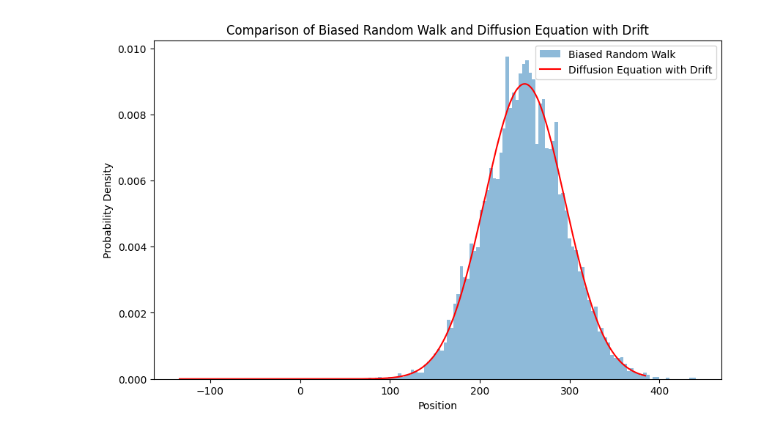
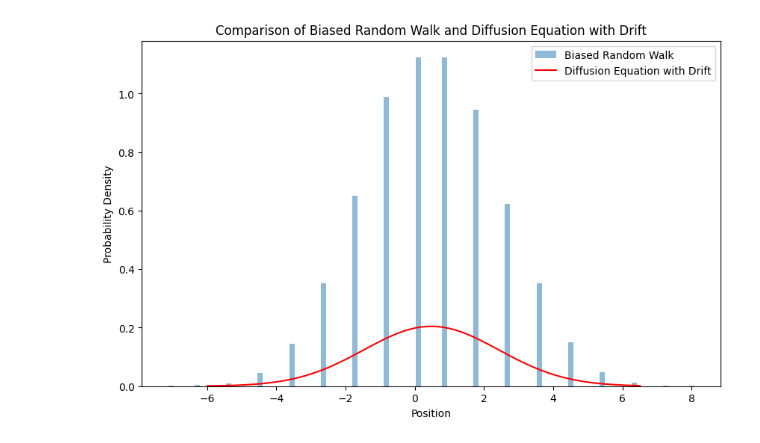
Before and after one commit to raykpridgen/RandomWalks, a Jupyter notebook: Untitled1.ipynb, the cells around one changed output. Saved outputs shown, nothing was run; the diff lists cells and outputs as text; code cells hidden in the pictures.

```diff
--- a/Untitled1.ipynb
+++ b/Untitled1.ipynb
@@ -6,38 +6,38 @@ import matplotlib.pyplot as plt
 D = 1  # Diffusion coefficient
 v = 0.25  # Drift velocity
 N = 10000  # Number of random walkers
-num_steps = 10000  # Number of steps
+num_steps = 100  # Number of steps
 dt = 0.1  # Time step
 dx = np.sqrt(2 * D * dt)  # Step size
 drift_step = v * dt  # Drift per time step
 
 # Biased Random Walk
 positions = np.zeros((N, num_steps))
 for i in range(1, num_steps):
     walk_steps = np.random.choice([-dx, dx], size=N) + drift_step
     positions[:, i] = positions[:, i-1] + walk_steps
 
 # Calculate the average position
 average_position = np.mean(positions, axis=0)
 time = np.arange(num_steps) * dt
 
 # Analytical Solution of Diffusion Equation with Drift
 x = np.linspace(-3*np.sqrt(2*D*num_steps*dt), 3*np.sqrt(2*D*num_steps*dt) + v*num_steps*dt, 1000)
 analytical_solution = (1 / np.sqrt(4 * np.pi * D * time[-1])) * np.exp(-(x - v*time[-1])**2 / (4 * D * time[-1]))
 
 # Plotting the results
 plt.figure(figsize=(10, 6))
 
 # Random Walk
 plt.hist(positions[:, -1], bins=100, density=True, alpha=0.5, label='Biased Random Walk')
 
 # Analytical Solution
 plt.plot(x, analytical_solution, label='Diffusion Equation with Drift', color='red')
 
 plt.xlabel('Position')
 plt.ylabel('Probability Density')
 plt.title('Comparison of Biased Random Walk and Diffusion Equation with Drift')
 plt.legend()
 plt.show()
 # %% [output]
-[figure, old version]
+[figure, new version]
```
Also changed, not shown: 1 other file.
